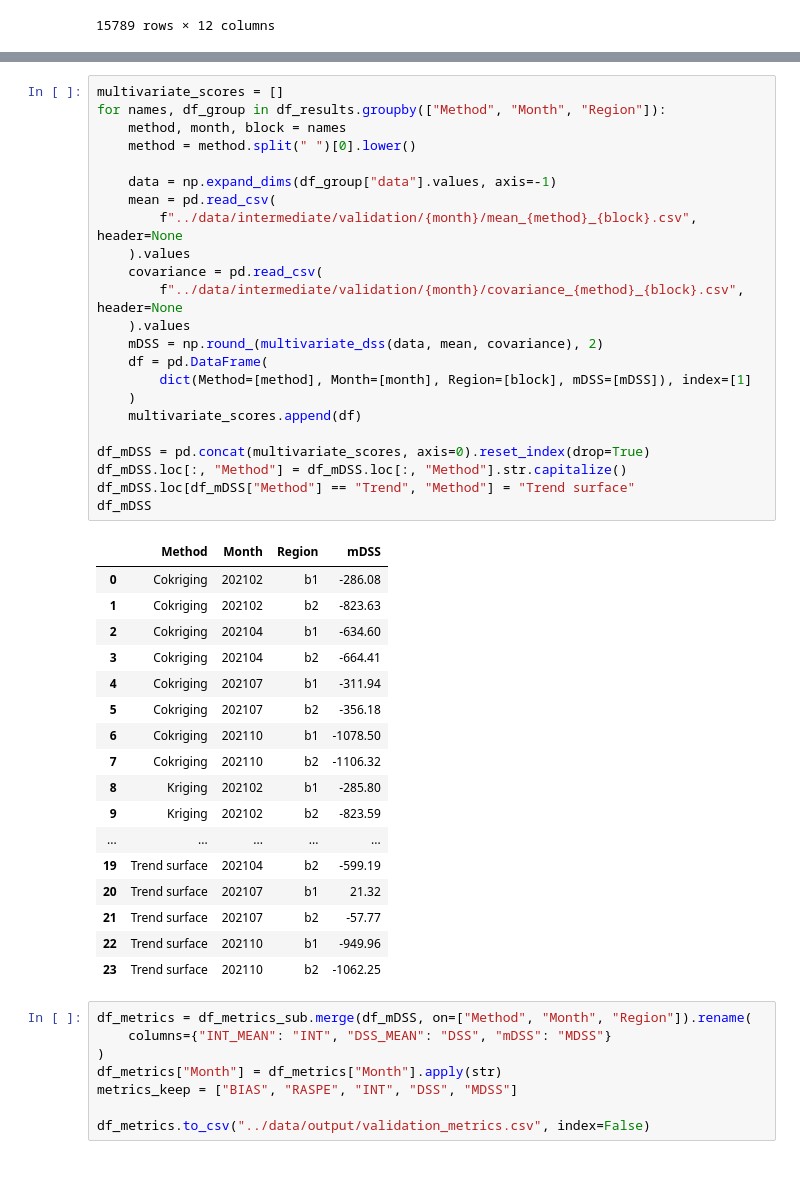
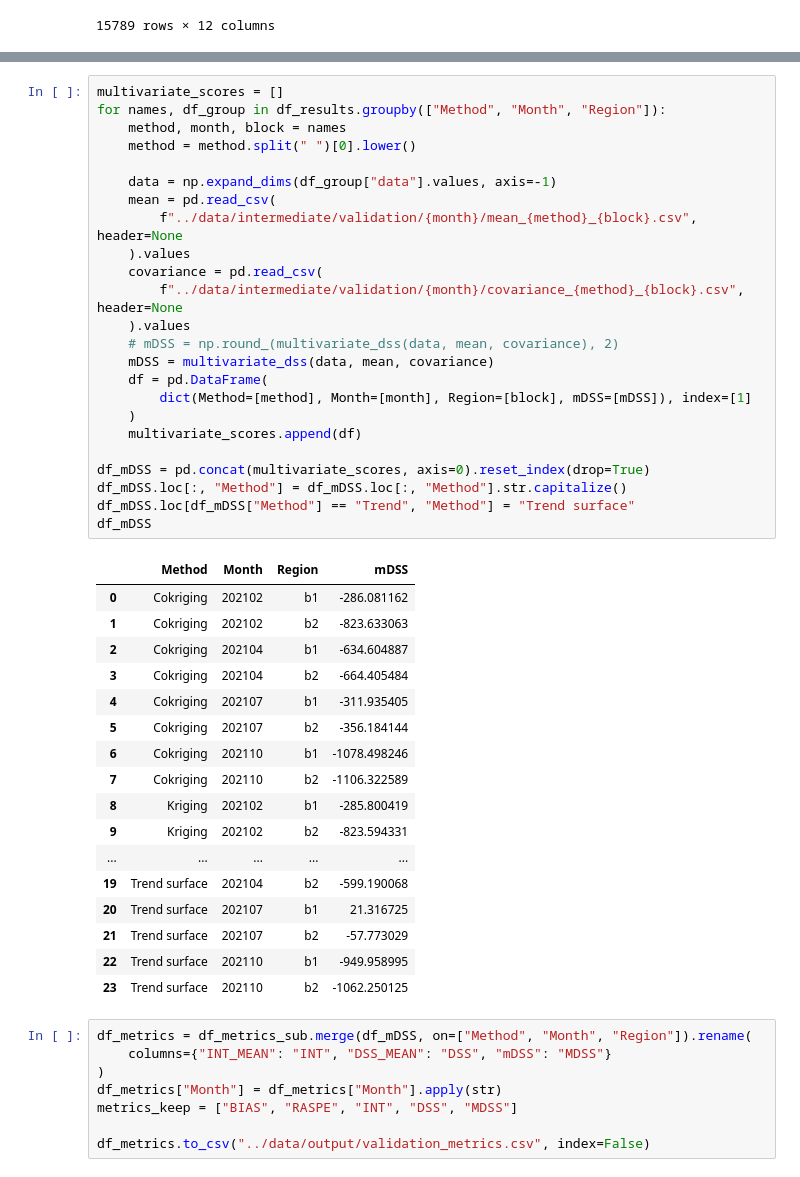
Before and after one commit to joshhjacobson/coSIF, a Jupyter notebook: 04_validation/collect_validation_results.ipynb, the cells around one changed output, grey strips where cells are left out. Saved outputs shown, nothing was run; the diff lists cells and outputs as text.

Commit message:
Use raw metrics for plot (rather than rounded ones)

```diff
--- a/04_validation/collect_validation_results.ipynb
+++ b/04_validation/collect_validation_results.ipynb
@@ -62,44 +62,45 @@ df_metrics_sub
 # %%
 multivariate_scores = []
 for names, df_group in df_results.groupby(["Method", "Month", "Region"]):
     method, month, block = names
     method = method.split(" ")[0].lower()
 
     data = np.expand_dims(df_group["data"].values, axis=-1)
     mean = pd.read_csv(
         f"../data/intermediate/validation/{month}/mean_{method}_{block}.csv", header=None
     ).values
     covariance = pd.read_csv(
         f"../data/intermediate/validation/{month}/covariance_{method}_{block}.csv", header=None
     ).values
-    mDSS = np.round_(multivariate_dss(data, mean, covariance), 2)
+    # mDSS = np.round_(multivariate_dss(data, mean, covariance), 2)
+    mDSS = multivariate_dss(data, mean, covariance)
     df = pd.DataFrame(
         dict(Method=[method], Month=[month], Region=[block], mDSS=[mDSS]), index=[1]
     )
     multivariate_scores.append(df)
 
 df_mDSS = pd.concat(multivariate_scores, axis=0).reset_index(drop=True)
 df_mDSS.loc[:, "Method"] = df_mDSS.loc[:, "Method"].str.capitalize()
 df_mDSS.loc[df_mDSS["Method"] == "Trend", "Method"] = "Trend surface"
 df_mDSS
 # %% [output]
 |  | Method | Month | Region | mDSS |
-| 0 | Cokriging | 202102 | b1 | -286.08 |
-| 1 | Cokriging | 202102 | b2 | -823.63 |
-| 2 | Cokriging | 202104 | b1 | -634.60 |
-| 3 | Cokriging | 202104 | b2 | -664.41 |
-| 4 | Cokriging | 202107 | b1 | -311.94 |
-| 5 | Cokriging | 202107 | b2 | -356.18 |
-| 6 | Cokriging | 202110 | b1 | -1078.50 |
-| 7 | Cokriging | 202110 | b2 | -1106.32 |
-| 8 | Kriging | 202102 | b1 | -285.80 |
-| 9 | Kriging | 202102 | b2 | -823.59 |
+| 0 | Cokriging | 202102 | b1 | -286.081162 |
+| 1 | Cokriging | 202102 | b2 | -823.633063 |
+| 2 | Cokriging | 202104 | b1 | -634.604887 |
+| 3 | Cokriging | 202104 | b2 | -664.405484 |
+| 4 | Cokriging | 202107 | b1 | -311.935405 |
+| 5 | Cokriging | 202107 | b2 | -356.184144 |
+| 6 | Cokriging | 202110 | b1 | -1078.498246 |
+| 7 | Cokriging | 202110 | b2 | -1106.322589 |
+| 8 | Kriging | 202102 | b1 | -285.800419 |
+| 9 | Kriging | 202102 | b2 | -823.594331 |
 | ... | ... | ... | ... | ... |
-| 19 | Trend surface | 202104 | b2 | -599.19 |
-| 20 | Trend surface | 202107 | b1 | 21.32 |
-| 21 | Trend surface | 202107 | b2 | -57.77 |
-| 22 | Trend surface | 202110 | b1 | -949.96 |
-| 23 | Trend surface | 202110 | b2 | -1062.25 |
+| 19 | Trend surface | 202104 | b2 | -599.190068 |
+| 20 | Trend surface | 202107 | b1 | 21.316725 |
+| 21 | Trend surface | 202107 | b2 | -57.773029 |
+| 22 | Trend surface | 202110 | b1 | -949.958995 |
+| 23 | Trend surface | 202110 | b2 | -1062.250125 |
 # %%
 df_metrics = df_metrics_sub.merge(df_mDSS, on=["Method", "Month", "Region"]).rename(
     columns={"INT_MEAN": "INT", "DSS_MEAN": "DSS", "mDSS": "MDSS"}
```
Also changed, not shown: parts of 1 cell of this notebook, 2 other files.
